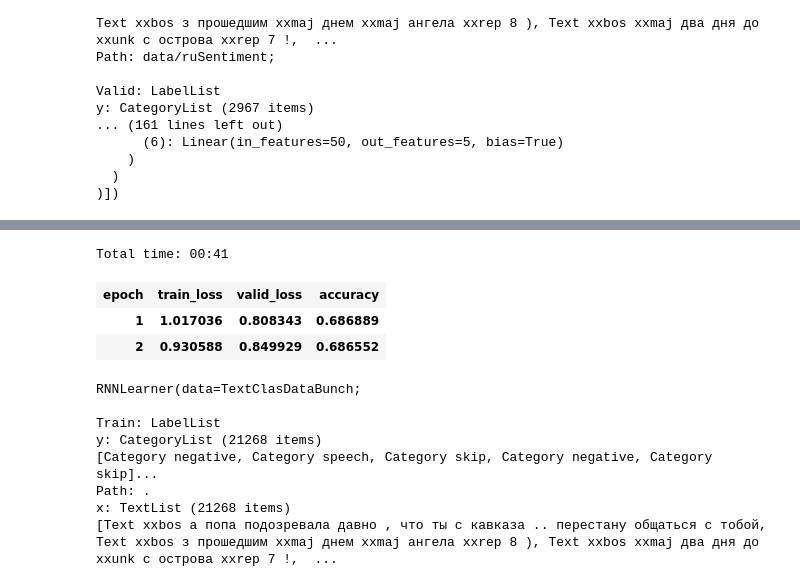
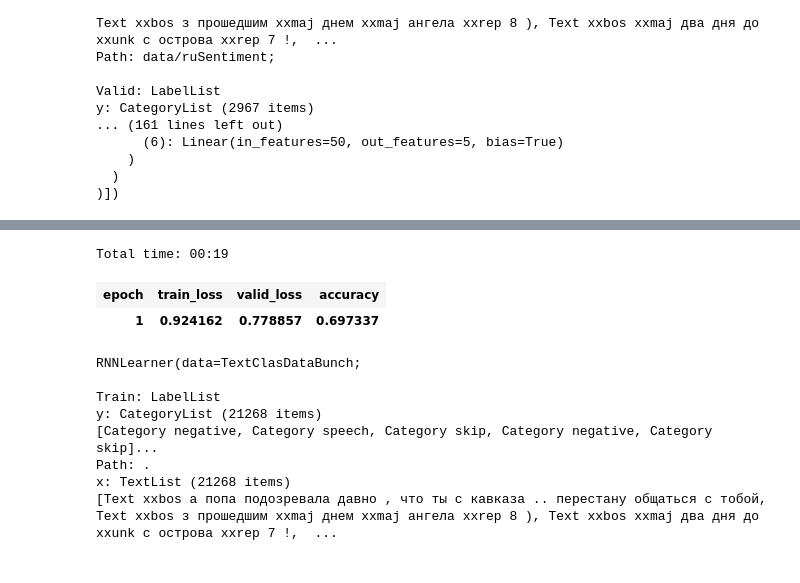
Before and after one commit to n-waves/multifit, a Jupyter notebook: experiments/wiki-100-unk-lm-rusent-class-v1.ipynb, the cells around one changed output, grey strips where cells are left out. Cells and saved outputs as stored; diff of their text form; code cells hidden in the pictures.

```diff
--- a/experiments/wiki-100-unk-lm-rusent-class-v1.ipynb
+++ b/experiments/wiki-100-unk-lm-rusent-class-v1.ipynb
@@ -439,6 +496,8 @@ learner = text_classifier_learner(data=data_clas, drop_mult=0.5)
 # %%
 # load fine tuned encoder
 learner.load_encoder('fine_tuned_enc')
+# %%
+learner.callback_fns += [partial(SaveModelCallback, every='epoch', name='cls')]
 # %%
 learner.freeze()
 # %%
@@ -452,5 +511,5 @@ learner.recorder.plot()
 # %%
 moms=(0.8,0.7)
 # %%
-learner.fit_one_cycle(2, 2e-2, moms=moms)
+learner.fit_one_cycle(1, 2e-2, moms=moms)
 # %% [output]
@@ -483,11 +551,9 @@ y: CategoryList (2967 items)
 # %%
-learner.freeze_to(-2)
-learner.fit_one_cycle(2, slice(1e-2/(2.6**4),1e-2), moms=moms)
+learner.fit_one_cycle(1, slice(1e-2/(2.6**4),1e-2), moms=moms)
 # %% [output]
-Total time: 00:41
+Total time: 00:19
 | epoch | train_loss | valid_loss | accuracy |
-| 1 | 1.017036 | 0.808343 | 0.686889 |
-| 2 | 0.930588 | 0.849929 | 0.686552 |
+| 1 | 0.924162 | 0.778857 | 0.697337 |
 # %%
 learner.save('second')
 # %%
```
Also changed, not shown: parts of 46 cells of this notebook.
